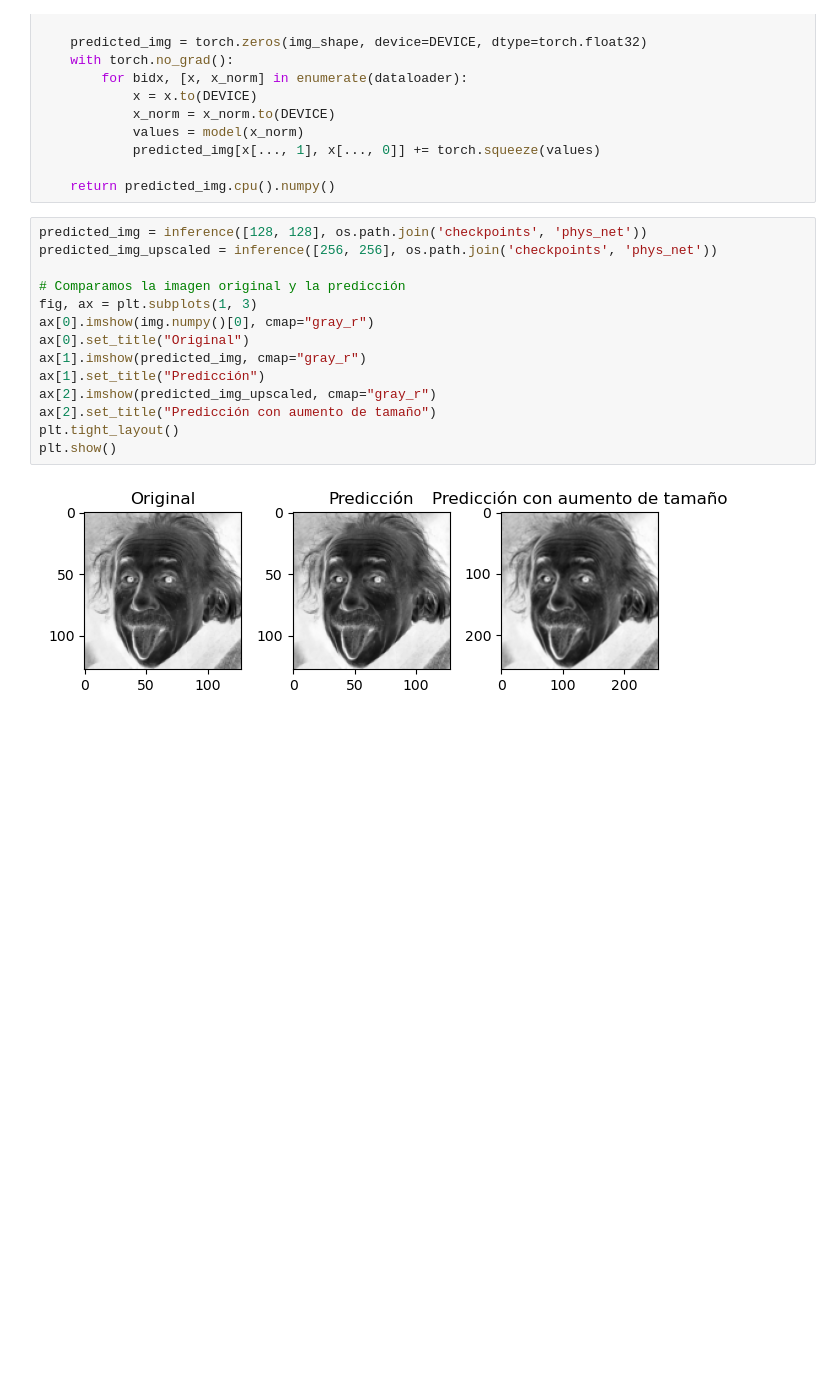
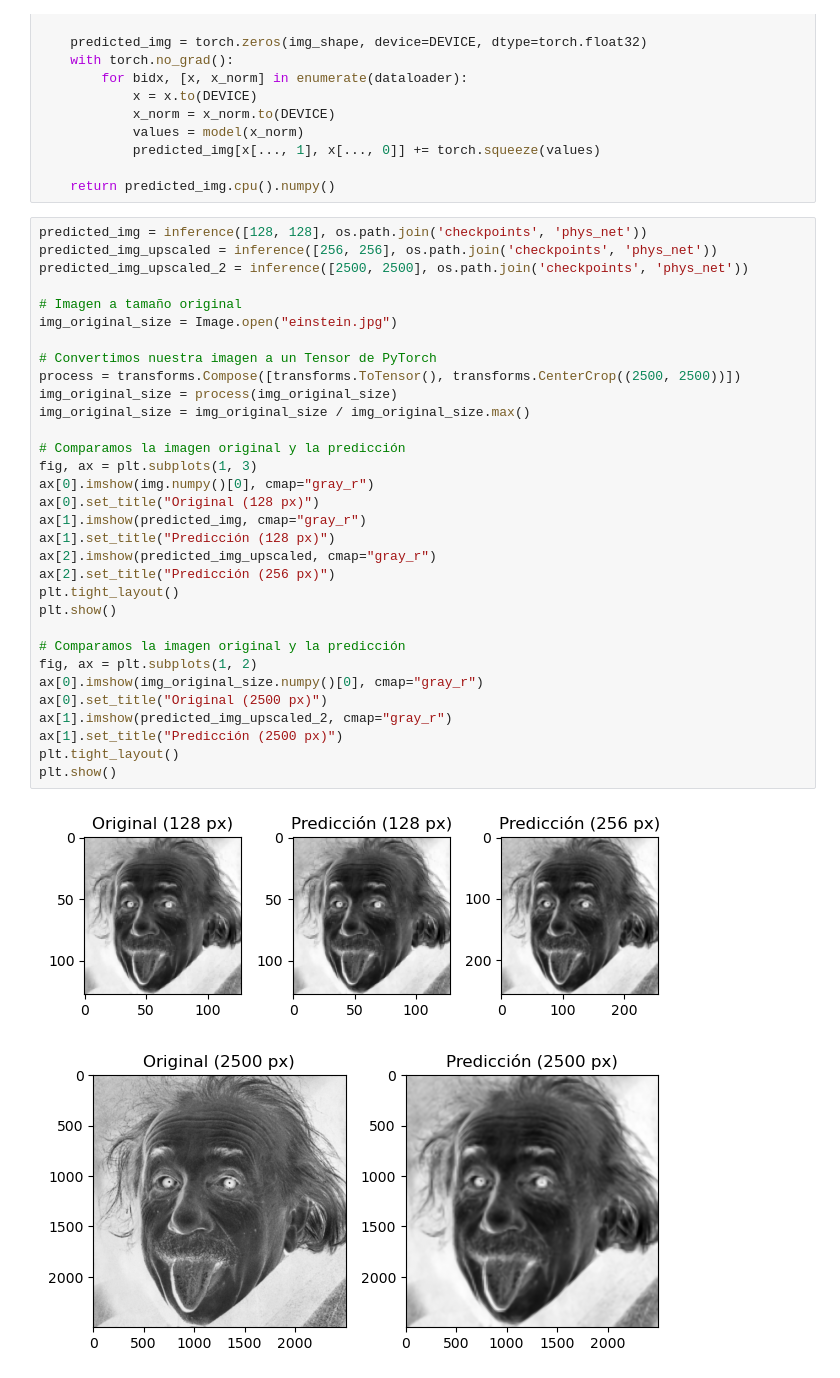
Before and after one commit to DavidHerreros/Curso_Practico_Deep_Learning, a Jupyter notebook: Practica_5.ipynb, the cells around one changed output. Drawn from its saved outputs; the diff is of its cells as text; blank space fills up the shorter version.

```diff
--- a/Practica_5.ipynb
+++ b/Practica_5.ipynb
@@ -337,16 +337,35 @@ def inference(img_shape: list, checkpoint_path: str=None):
 # %%
 predicted_img = inference([128, 128], os.path.join('checkpoints', 'phys_net'))
 predicted_img_upscaled = inference([256, 256], os.path.join('checkpoints', 'phys_net'))
+predicted_img_upscaled_2 = inference([2500, 2500], os.path.join('checkpoints', 'phys_net'))
+
+# Imagen a tamaño original
+img_original_size = Image.open("einstein.jpg")
+
+# Convertimos nuestra imagen a un Tensor de PyTorch
+process = transforms.Compose([transforms.ToTensor(), transforms.CenterCrop((2500, 2500))])
+img_original_size = process(img_original_size)
+img_original_size = img_original_size / img_original_size.max()
 
 # Comparamos la imagen original y la predicción
 fig, ax = plt.subplots(1, 3)
 ax[0].imshow(img.numpy()[0], cmap="gray_r")
-ax[0].set_title("Original")
+ax[0].set_title("Original (128 px)")
 ax[1].imshow(predicted_img, cmap="gray_r")
-ax[1].set_title("Predicción")
+ax[1].set_title("Predicción (128 px)")
 ax[2].imshow(predicted_img_upscaled, cmap="gray_r")
-ax[2].set_title("Predicción con aumento de tamaño")
+ax[2].set_title("Predicción (256 px)")
 plt.tight_layout()
 plt.show()
+
+# Comparamos la imagen original y la predicción
+fig, ax = plt.subplots(1, 2)
+ax[0].imshow(img_original_size.numpy()[0], cmap="gray_r")
+ax[0].set_title("Original (2500 px)")
+ax[1].imshow(predicted_img_upscaled_2, cmap="gray_r")
+ax[1].set_title("Predicción (2500 px)")
+plt.tight_layout()
+plt.show()
 # %% [output]
-[figure, old version]
+[figure, new version]
+[figure, added]
```
Also changed, not shown: 2 other files.
